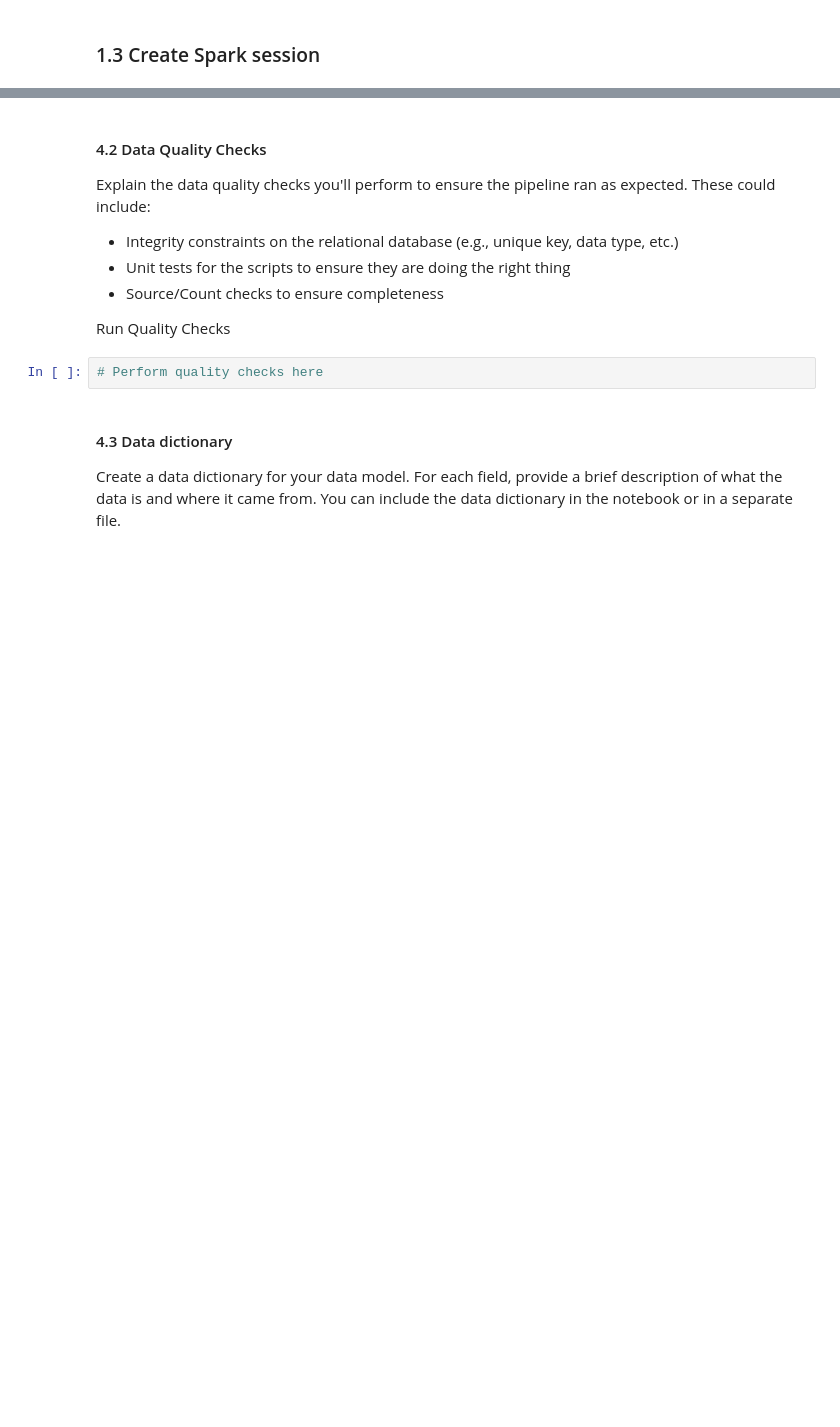
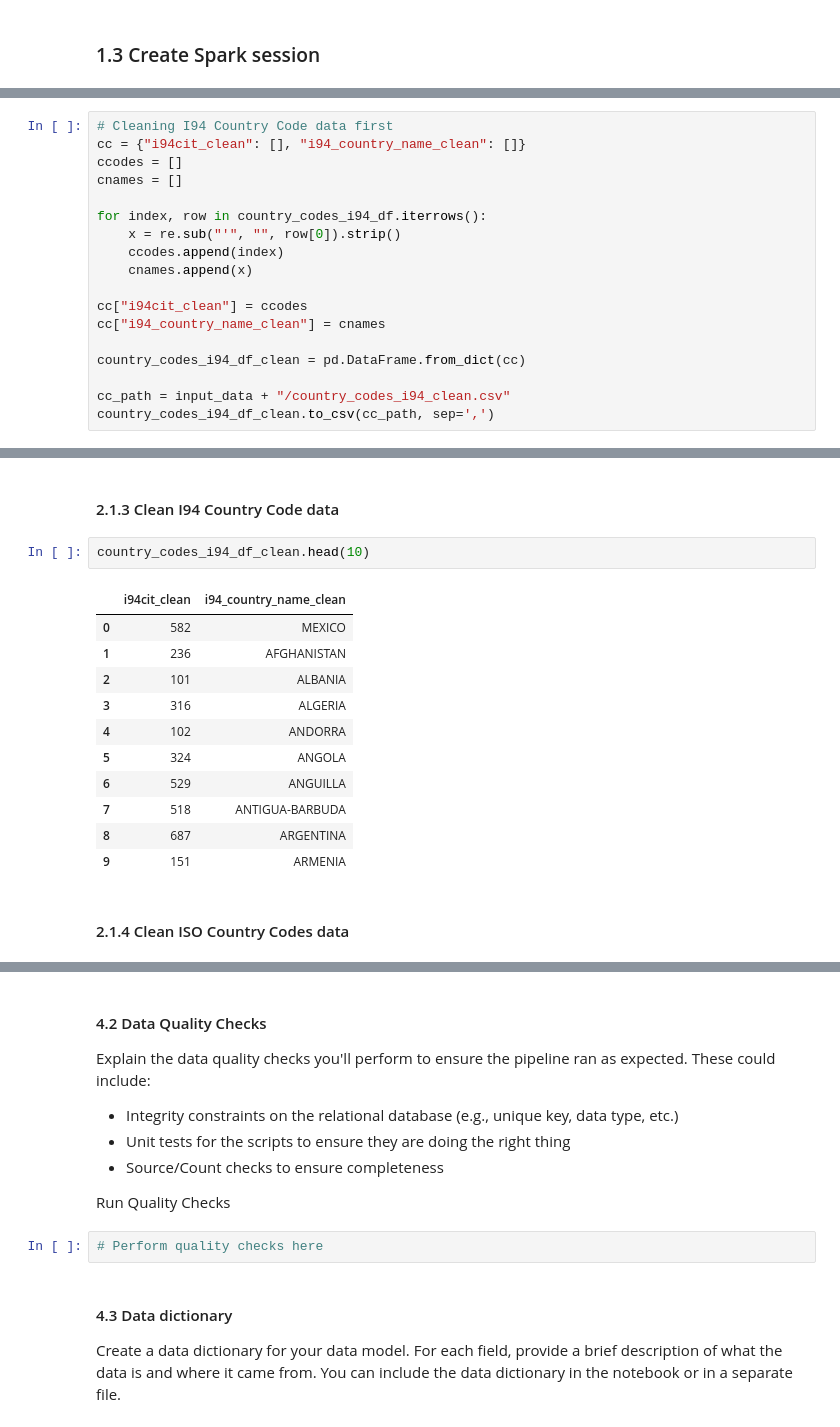
Before and after one commit to jukkakansanaho/udacity-dend-project-capstone, a Jupyter notebook: udacity-dend-project-capstone.ipynb, the cells around one changed output, grey strips where cells are left out. Cells and saved outputs as stored; diff of their text form; blank space fills up the shorter version.

```diff
--- a/udacity-dend-project-capstone.ipynb
+++ b/udacity-dend-project-capstone.ipynb
@@ -398,0 +410,18 @@ Build the data pipelines to create the data model.
+# %%
+# Cleaning I94 Country Code data first
+cc = {"i94cit_clean": [], "i94_country_name_clean": []}
+ccodes = []
+cnames = []
+
+for index, row in country_codes_i94_df.iterrows():
+    x = re.sub("'", "", row[0]).strip()
+    ccodes.append(index)
+    cnames.append(x)
+
+cc["i94cit_clean"] = ccodes
+cc["i94_country_name_clean"] = cnames
+
+country_codes_i94_df_clean = pd.DataFrame.from_dict(cc)
+
+cc_path = input_data + "/country_codes_i94_clean.csv"
+country_codes_i94_df_clean.to_csv(cc_path, sep=',')
@@ -398,0 +620,18 @@ Build the data pipelines to create the data model.
+# %% [markdown]
+#### 2.1.3 Clean I94 Country Code data
+# %%
+country_codes_i94_df_clean.head(10)
+# %% [output]
+|  | i94cit_clean | i94_country_name_clean |
+| 0 | 582 | MEXICO |
+| 1 | 236 | AFGHANISTAN |
+| 2 | 101 | ALBANIA |
+| 3 | 316 | ALGERIA |
+| 4 | 102 | ANDORRA |
+| 5 | 324 | ANGOLA |
+| 6 | 529 | ANGUILLA |
+| 7 | 518 | ANTIGUA-BARBUDA |
+| 8 | 687 | ARGENTINA |
+| 9 | 151 | ARMENIA |
+# %% [markdown]
+#### 2.1.4 Clean ISO Country Codes data
```
Also changed, not shown: parts of 100 cells of this notebook.
